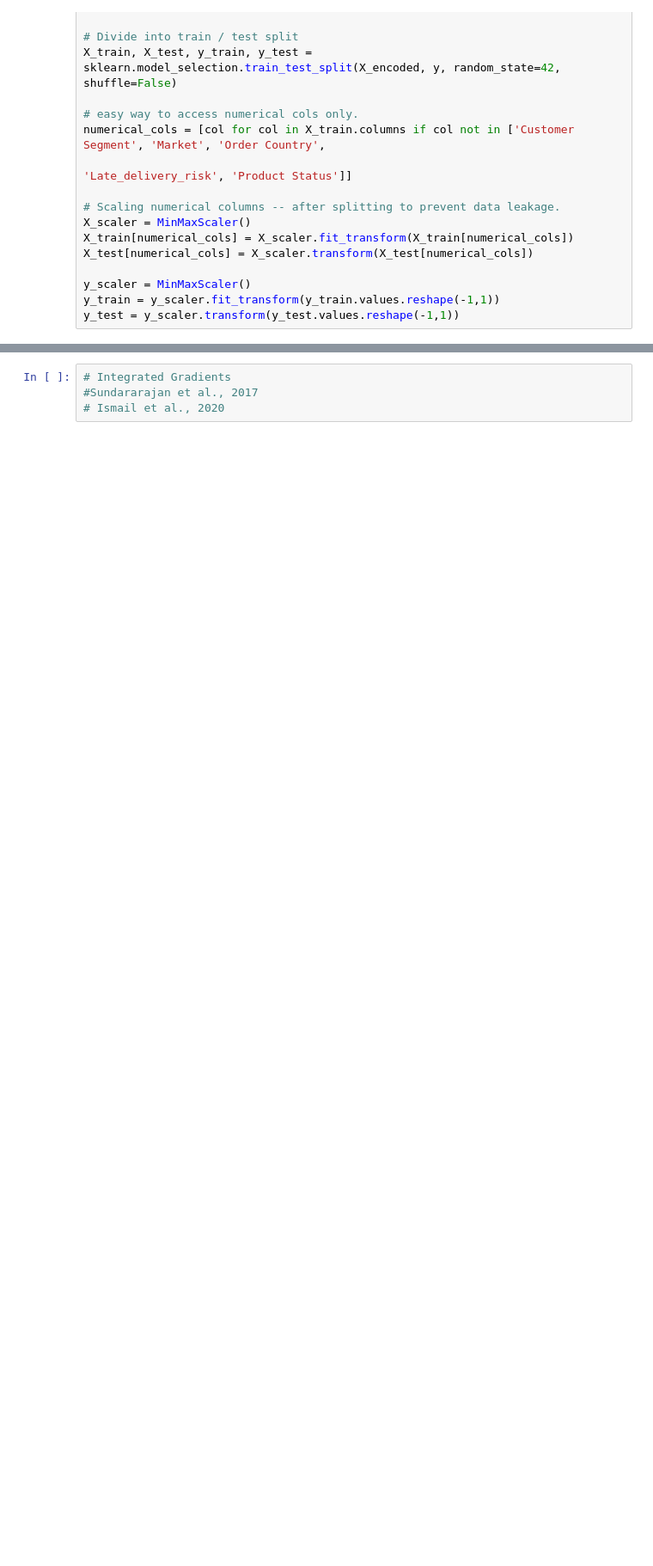
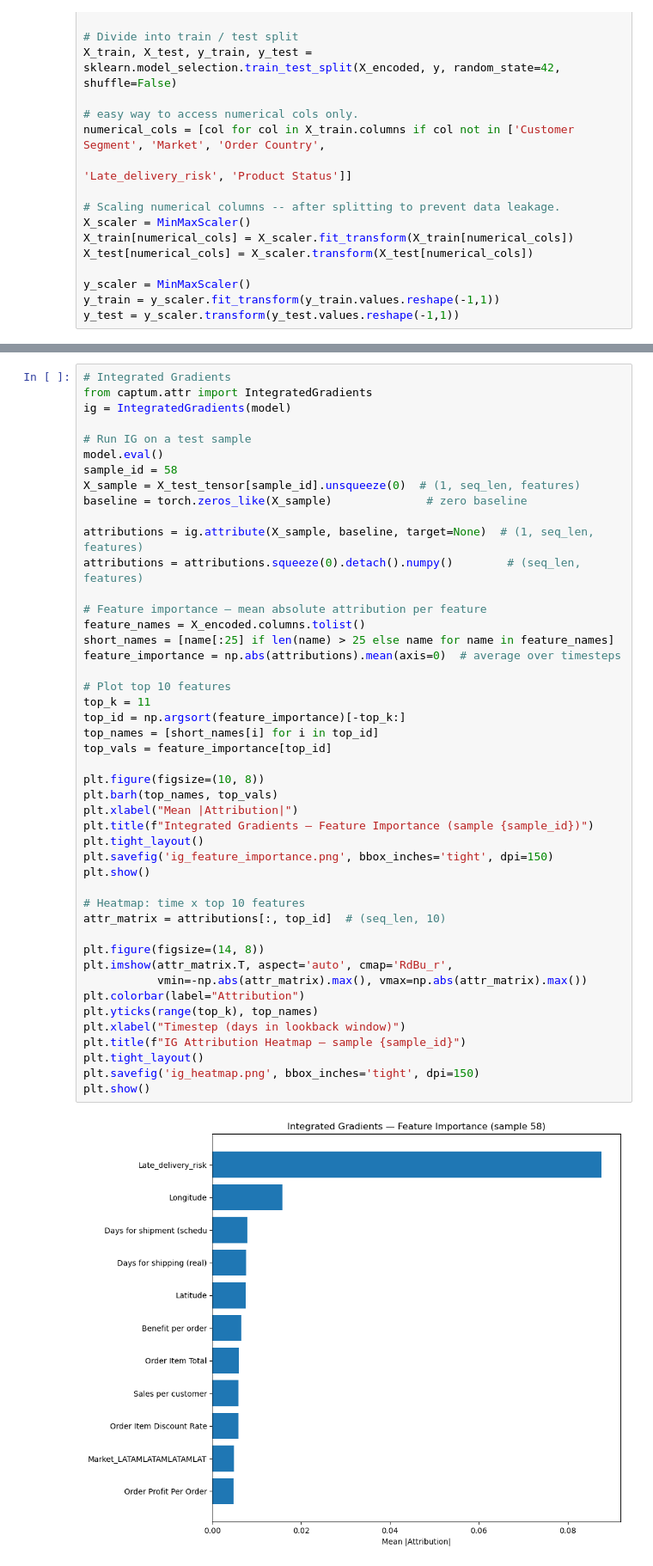
Before and after one commit to Jort-Post/XAI, a Jupyter notebook: demand-forecasting.ipynb, the cells around one changed output, grey strips where cells are left out. Shown at 86% size. Saved outputs shown, nothing was run; the diff lists cells and outputs as text; blank space fills up the shorter version.

```diff
--- a/demand-forecasting.ipynb
+++ b/demand-forecasting.ipynb
@@ -175,4 +211,48 @@ for epoch in range(epochs):
 # %%
 # Integrated Gradients
-#Sundararajan et al., 2017
-# Ismail et al., 2020
+from captum.attr import IntegratedGradients
+ig = IntegratedGradients(model)
+
+# Run IG on a test sample
+model.eval()
+sample_id = 58
+X_sample = X_test_tensor[sample_id].unsqueeze(0)  # (1, seq_len, features)
+baseline = torch.zeros_like(X_sample)              # zero baseline
+
+attributions = ig.attribute(X_sample, baseline, target=None)  # (1, seq_len, features)
+attributions = attributions.squeeze(0).detach().numpy()        # (seq_len, features)
+
+# Feature importance — mean absolute attribution per feature
+feature_names = X_encoded.columns.tolist()
+short_names = [name[:25] if len(name) > 25 else name for name in feature_names]
+feature_importance = np.abs(attributions).mean(axis=0)  # average over timesteps
+
+# Plot top 10 features
+top_k = 11
+top_id = np.argsort(feature_importance)[-top_k:]
+top_names = [short_names[i] for i in top_id]
+top_vals = feature_importance[top_id]
+
+plt.figure(figsize=(10, 8))
+plt.barh(top_names, top_vals)
+plt.xlabel("Mean |Attribution|")
+plt.title(f"Integrated Gradients — Feature Importance (sample {sample_id})")
+plt.tight_layout()
+plt.savefig('ig_feature_importance.png', bbox_inches='tight', dpi=150)
+plt.show()
+
+# Heatmap: time x top 10 features
+attr_matrix = attributions[:, top_id]  # (seq_len, 10)
+
+plt.figure(figsize=(14, 8))
+plt.imshow(attr_matrix.T, aspect='auto', cmap='RdBu_r',
+           vmin=-np.abs(attr_matrix).max(), vmax=np.abs(attr_matrix).max())
+plt.colorbar(label="Attribution")
+plt.yticks(range(top_k), top_names)
+plt.xlabel("Timestep (days in lookback window)")
+plt.title(f"IG Attribution Heatmap — sample {sample_id}")
+plt.tight_layout()
+plt.savefig('ig_heatmap.png', bbox_inches='tight', dpi=150)
+plt.show()
+# %% [output]
+[figure, added]
```
Also changed, not shown: parts of 12 cells of this notebook, 7 other files.
